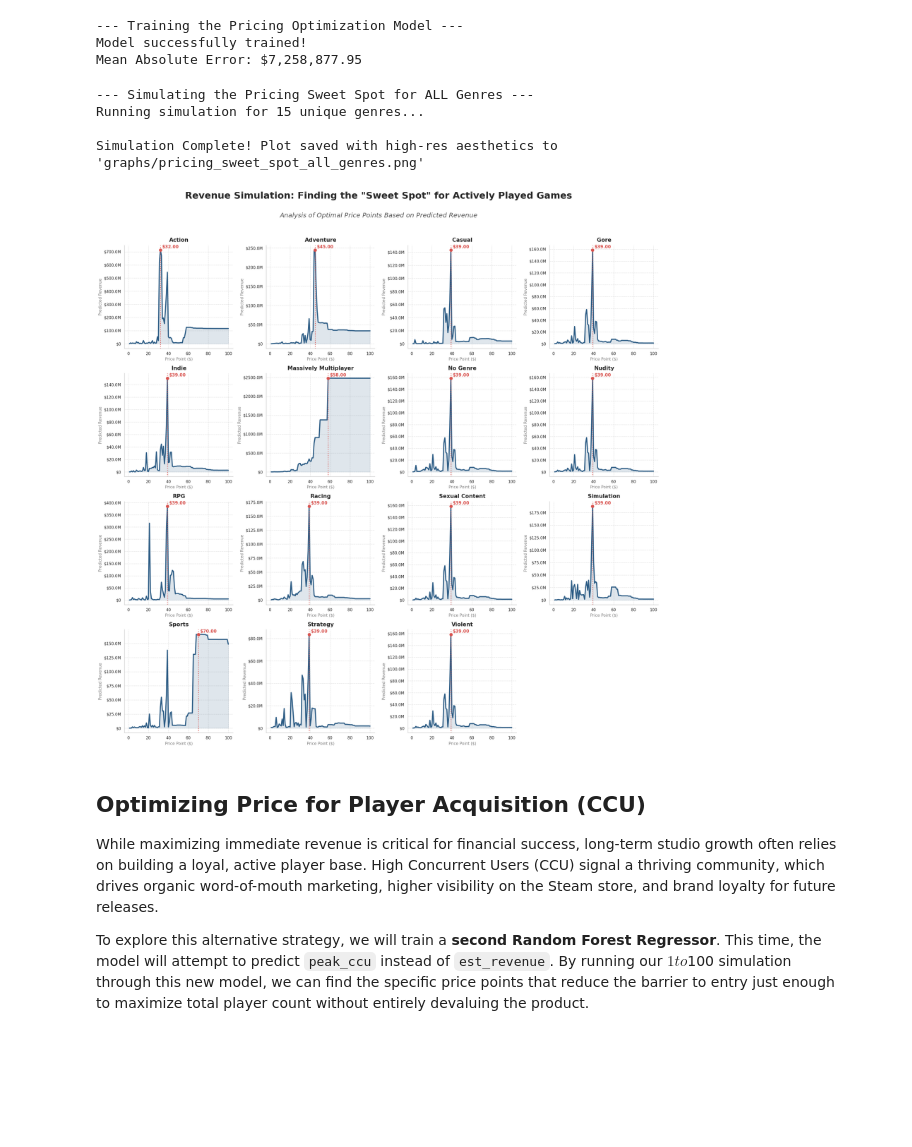
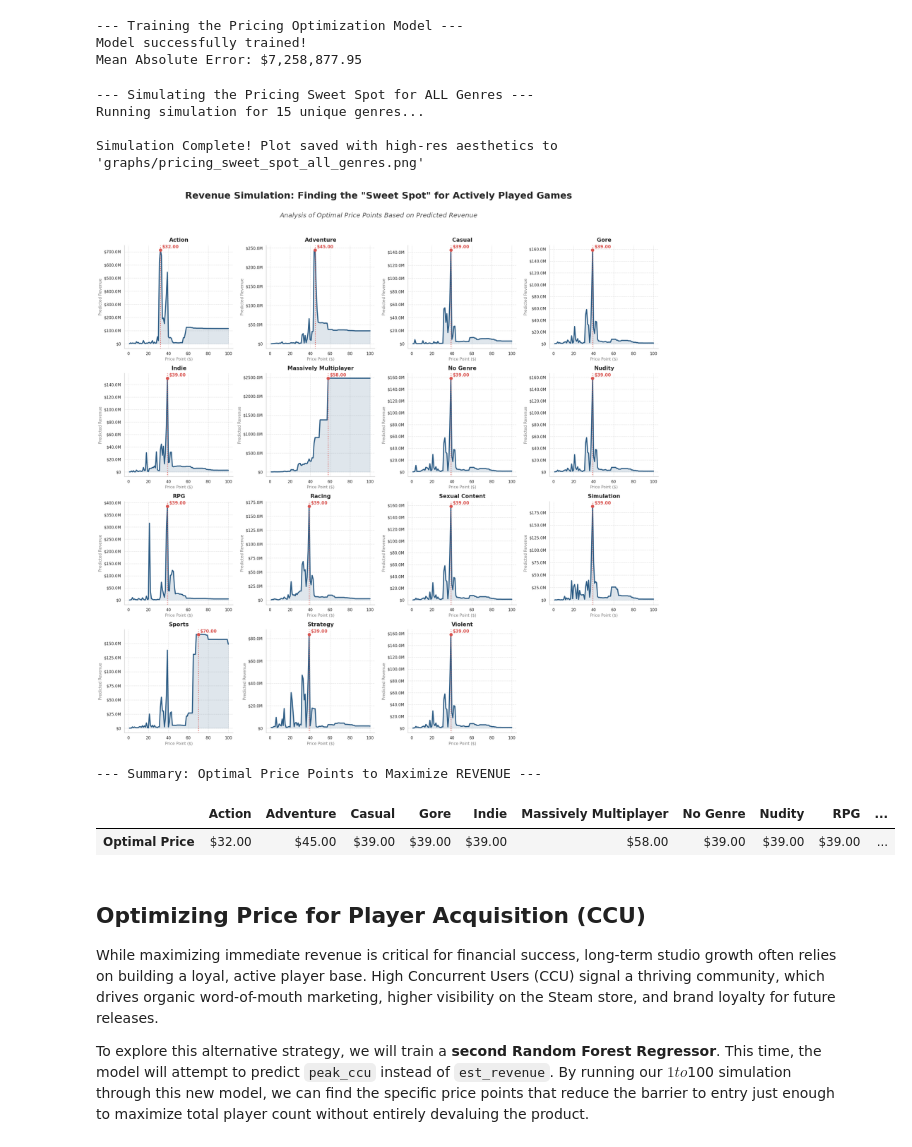
Before and after one commit to AMahapatra-Anly/Steam-Pricing-Analysis, a Jupyter notebook: Steam_Pricing_Analysis.ipynb, the cells around one changed output. Saved outputs shown, nothing was run; the diff lists cells and outputs as text; code cells hidden in the pictures; blank space fills up the shorter version.

Commit message:
Included a table of optimal prices for each genre for all three methods

```diff
--- a/Steam_Pricing_Analysis.ipynb
+++ b/Steam_Pricing_Analysis.ipynb
@@ -836,6 +836,7 @@ Model successfully trained!
 Mean Absolute Error: $7,258,877.95
 # %%
 print("--- Simulating the Pricing Sweet Spot for ALL Genres ---")
+from IPython.display import display # Ensures beautiful table rendering
 
 # Set overall aesthetic style for a cleaner look
 sns.set_theme(style="whitegrid", rc={"axes.spines.top": False, "axes.spines.right": False})
@@ -862,9 +863,13 @@ def format_currency(x, pos):
 
 print(f"Running simulation for {num_genres} unique genres...")
 
+# --- NEW: Dictionary to track the optimal prices for our final table ---
+optimal_revenue_prices = {}
+
 # 3. Loop through genres and simulate
 for i, target_genre in enumerate(genre_cols):
     ax = axes[i]
+    clean_name = target_genre.replace('Genre_', '')
 
     # Create simulation data
     sim_data = pd.DataFrame(0, index=np.arange(len(sim_prices)), columns=X.columns)
@@ -880,6 +885,9 @@ for i, target_genre in enumerate(genre_cols):
     optimal_price = sim_data.loc[optimal_idx, 'price']
     max_rev = sim_data.loc[optimal_idx, 'Predicted_Revenue']
 
+    # --- NEW: Save to our dictionary ---
+    optimal_revenue_prices[clean_name] = f"${optimal_price:.2f}"
+
     # Plotting the curve and area under curve
     ax.plot(sim_data['price'], sim_data['Predicted_Revenue'], color='#2b5b84', linewidth=3)
     ax.fill_between(sim_data['price'], sim_data['Predicted_Revenue'], color='#2b5b84', alpha=0.15)
@@ -894,39 +902,46 @@ for i, target_genre in enumerate(genre_cols):
                 color='#d9534f', fontweight='bold', fontsize=12)
 
     # Labeling
-    clean_name = target_genre.replace('Genre_', '')
     ax.set_title(clean_name, fontsize=15, fontweight='bold', pad=10)
     ax.set_xlabel('Price Point ($)', fontsize=11, color='gray')
     ax.set_ylabel('Predicted Revenue', fontsize=11, color='gray')
     ax.grid(True, alpha=0.6, linestyle='--')
 
     # Apply the currency formatter
     ax.yaxis.set_major_formatter(FuncFormatter(format_currency))
 
 # 4. Cleanup empty subplots
 for j in range(num_genres, len(axes)):
     axes[j].set_visible(False)
 
 plt.tight_layout()
 
-# --- TITLE & SUBTITLE SECTION (INCREASED SPACING) ---
+# Title & Subtitle
 fig.suptitle('Revenue Simulation: Finding the "Sweet Spot" for Actively Played Games',
              fontsize=26, fontweight='bold', y=1.08)
 fig.text(0.5, 1.03, 'Analysis of Optimal Price Points Based on Predicted Revenue',
          ha='center', fontsize=18, style='italic', color='#555555')
 
 # 5. Save and display
 os.makedirs('graphs', exist_ok=True)
 plt.savefig('graphs/pricing_sweet_spot_all_genres.png', bbox_inches='tight', dpi=300)
 print("\nSimulation Complete! Plot saved with high-res aesthetics to 'graphs/pricing_sweet_spot_all_genres.png'")
 
 plt.show()
+
+# --- NEW: Print the beautiful DataFrame table ---
+print("\n--- Summary: Optimal Price Points to Maximize REVENUE ---")
+df_optimal_revenue = pd.DataFrame([optimal_revenue_prices], index=['Optimal Price'])
+display(df_optimal_revenue)
 # %% [output]
 --- Simulating the Pricing Sweet Spot for ALL Genres ---
 Running simulation for 15 unique genres...
 
 Simulation Complete! Plot saved with high-res aesthetics to 'graphs/pricing_sweet_spot_all_genres.png'
 [figure]
+--- Summary: Optimal Price Points to Maximize REVENUE ---
+|  | Action | Adventure | Casual | Gore | Indie | Massively Multiplayer | No Genre | Nudity | RPG | ... |
+| Optimal Price | $32.00 | $45.00 | $39.00 | $39.00 | $39.00 | $58.00 | $39.00 | $39.00 | $39.00 | ... |
 # %% [markdown]
 ## Optimizing Price for Player Acquisition (CCU)
 
```
Also changed, not shown: parts of 2 cells of this notebook.
